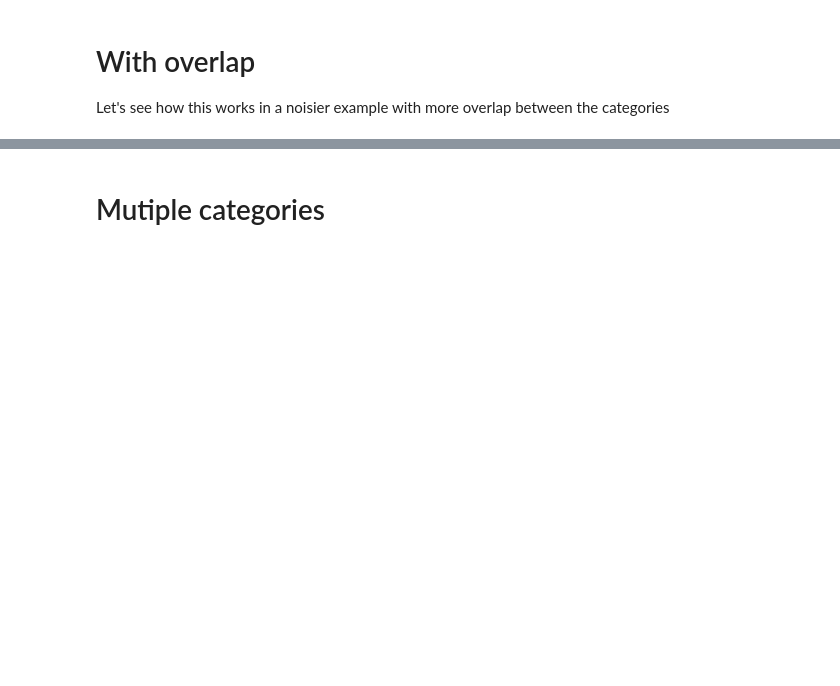
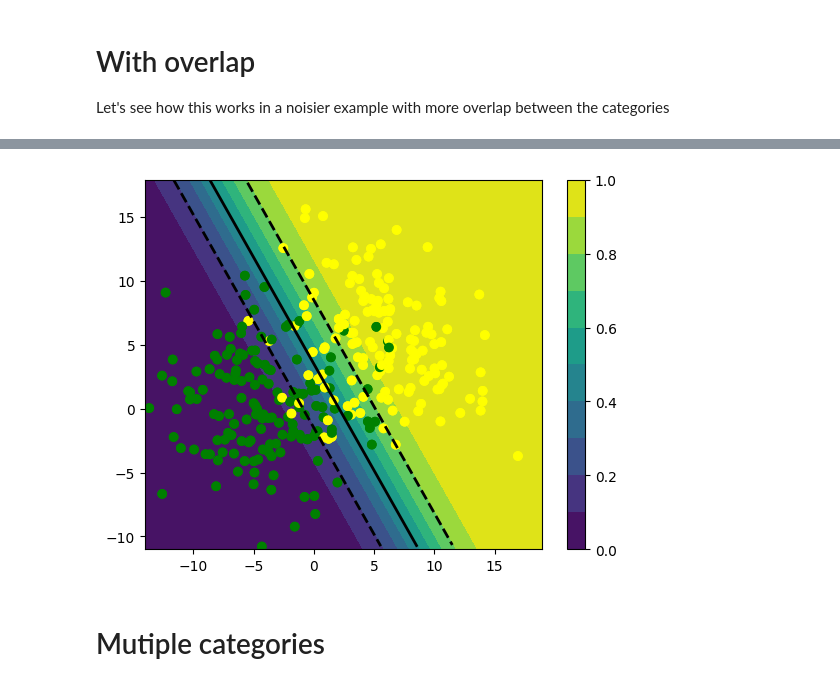
Before and after one commit to olehougaard/mal1-a23, a Jupyter notebook: session7/support vector machines.ipynb, the cells around one changed output, grey strips where cells are left out. Drawn from its saved outputs; the diff is of its cells as text; code cells hidden in the pictures; blank space fills up the shorter version.

```diff
--- a/session7/support vector machines.ipynb
+++ b/session7/support vector machines.ipynb
@@ -75,7 +90,9 @@ svm_class.score(X_train, y_train), svm_class.score(X_test, y_test)
 # %%
-#plot_probabilities(svm_class, X, y, colors)
+plot_probabilities(svm_class, X, y, colors)
 plt.scatter(X[:, 0], X[:, 1], c=y, cmap=colors)
 plot_linear_svc_boundaries(svm_class, X[:, 0].min(), X[:, 0].max(), ymin=X[:, 1].min(), ymax=X[:, 1].max(), support_vectors=False)
+# %% [output]
+[figure, added]
 # %% [markdown]
 # Mutiple categories
 # %%
```
Also changed, not shown: parts of 32 cells of this notebook, 8 other files.
